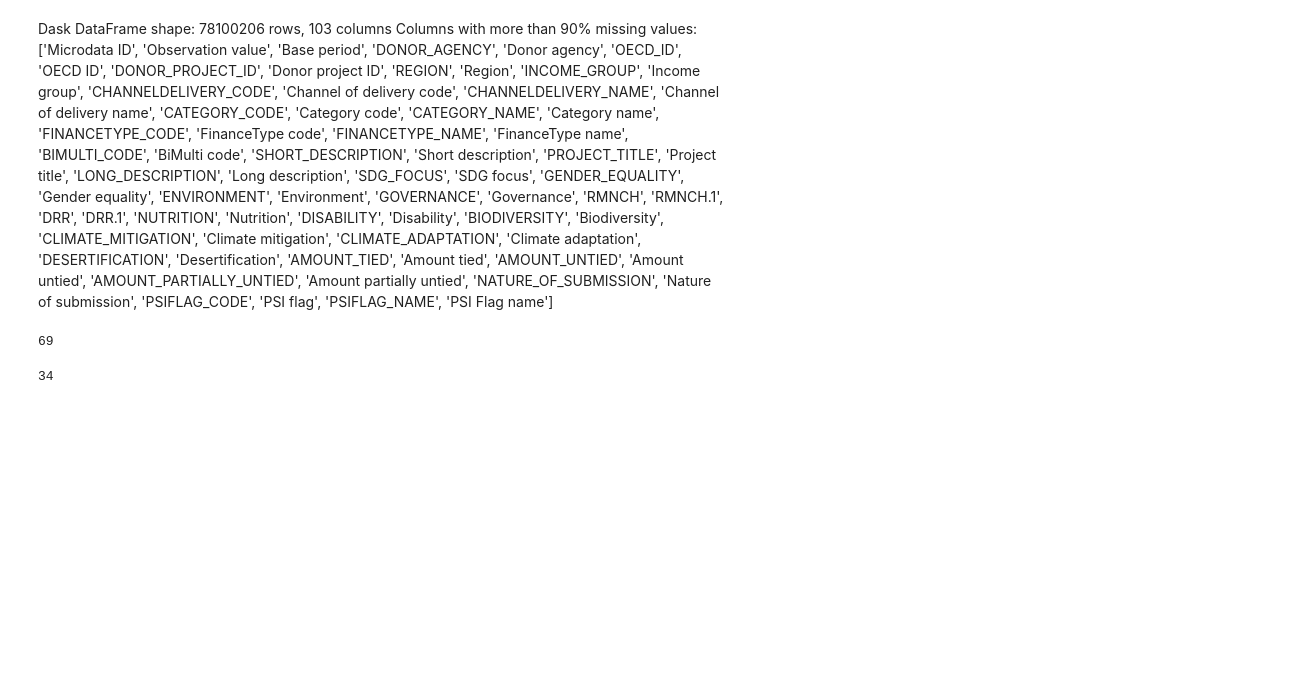
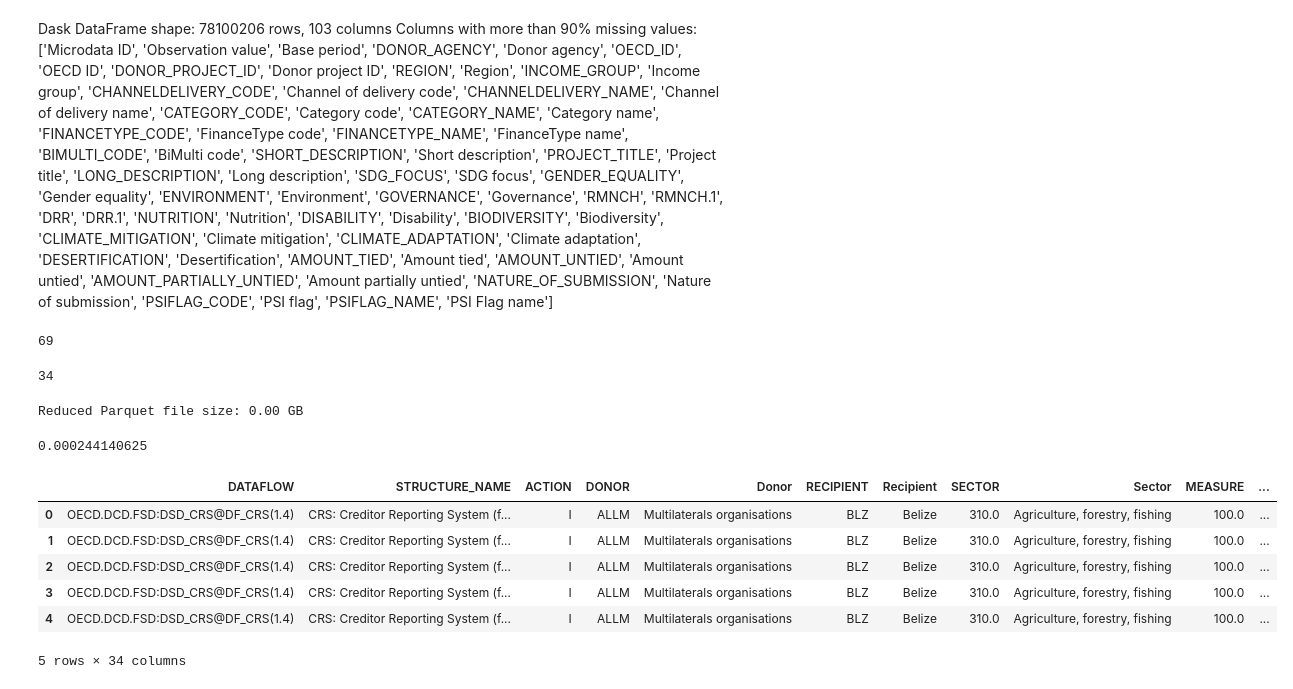
Before and after one commit to Ayomide-Fagbolade/Internship, a Jupyter notebook: dask_approach.ipynb, the cells around one changed output. Drawn from its saved outputs; the diff is of its cells as text; code cells hidden in the pictures; blank space fills up the shorter version.

```diff
--- a/dask_approach.ipynb
+++ b/dask_approach.ipynb
@@ -33,2 +34,41 @@ len(mostly_empty_cols)  # Count of columns with more than 90% missing values
 # %% [output]
 34
+# %%
+# Drop columns with more than 90% missing values and save the reduced dataset to Parquet
+# This will significantly reduce the file size and make analysis faster
+
+# Drop the mostly empty columns from the Dask DataFrame
+ddf_reduced = ddf.drop(columns=mostly_empty_cols)
+
+# Save the reduced DataFrame to a new Parquet file
+reduced_parquet_path = r"C:\Users\ayo\Downloads\internship_dataset\OECD.DCD.FSD_DSD_CRS@DF_CRS_1_4_agri_reduced.parquet"
+ddf_reduced.to_parquet(reduced_parquet_path)
+
+# Print the new file size
+import os
+size_bytes = os.path.getsize(reduced_parquet_path)
+size_gb = size_bytes / (1024 ** 3)
+print(f"Reduced Parquet file size: {size_gb:.2f} GB")
+# %% [output]
+Reduced Parquet file size: 0.00 GB
+# %%
+size_gb
+# %% [output]
+0.000244140625
+# %%
+# Read the reduced Parquet file and print the first few rows
+
+
+reduced_parquet_path = r"C:\Users\ayo\Downloads\internship_dataset\OECD.DCD.FSD_DSD_CRS@DF_CRS_1_4_agri_reduced.parquet"
+ddf_reduced = dd.read_parquet(reduced_parquet_path)
+
+# Print the first 5 rows
+ddf_reduced.head()
+# %% [output]
+|  | DATAFLOW | STRUCTURE_NAME | ACTION | DONOR | Donor | RECIPIENT | Recipient | SECTOR | Sector | MEASURE | ... |
+| 0 | OECD.DCD.FSD:DSD_CRS@DF_CRS(1.4) | CRS: Creditor Reporting System (f... | I | ALLM | Multilaterals organisations | BLZ | Belize | 310.0 | Agriculture, forestry, fishing | 100.0 | ... |
+| 1 | OECD.DCD.FSD:DSD_CRS@DF_CRS(1.4) | CRS: Creditor Reporting System (f... | I | ALLM | Multilaterals organisations | BLZ | Belize | 310.0 | Agriculture, forestry, fishing | 100.0 | ... |
+| 2 | OECD.DCD.FSD:DSD_CRS@DF_CRS(1.4) | CRS: Creditor Reporting System (f... | I | ALLM | Multilaterals organisations | BLZ | Belize | 310.0 | Agriculture, forestry, fishing | 100.0 | ... |
+| 3 | OECD.DCD.FSD:DSD_CRS@DF_CRS(1.4) | CRS: Creditor Reporting System (f... | I | ALLM | Multilaterals organisations | BLZ | Belize | 310.0 | Agriculture, forestry, fishing | 100.0 | ... |
+| 4 | OECD.DCD.FSD:DSD_CRS@DF_CRS(1.4) | CRS: Creditor Reporting System (f... | I | ALLM | Multilaterals organisations | BLZ | Belize | 310.0 | Agriculture, forestry, fishing | 100.0 | ... |
+5 rows × 34 columns
```
Also changed, not shown: parts of 25 cells of this notebook.
